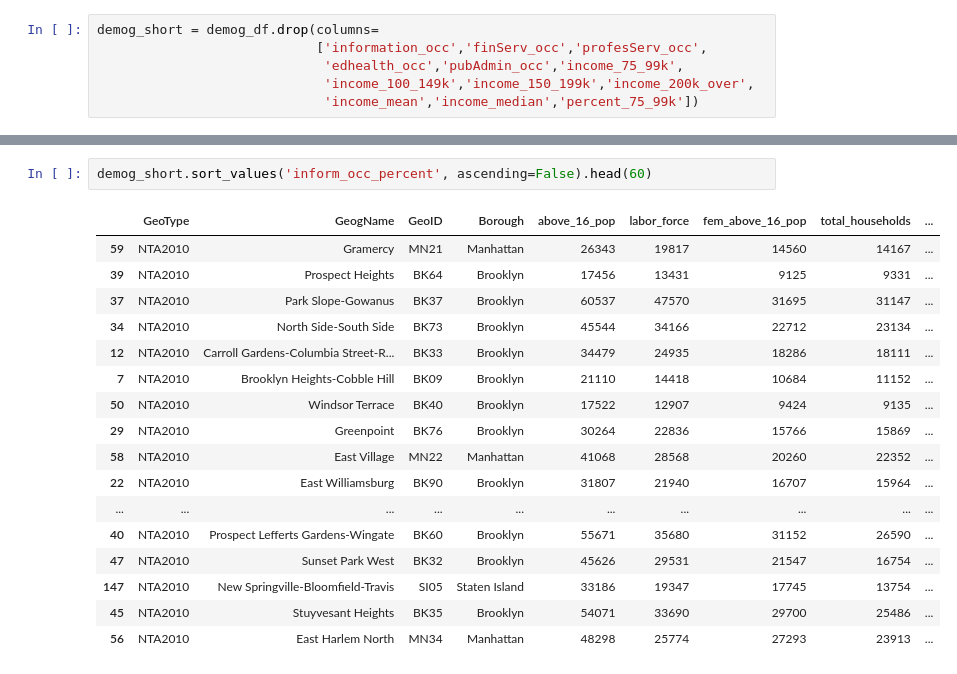
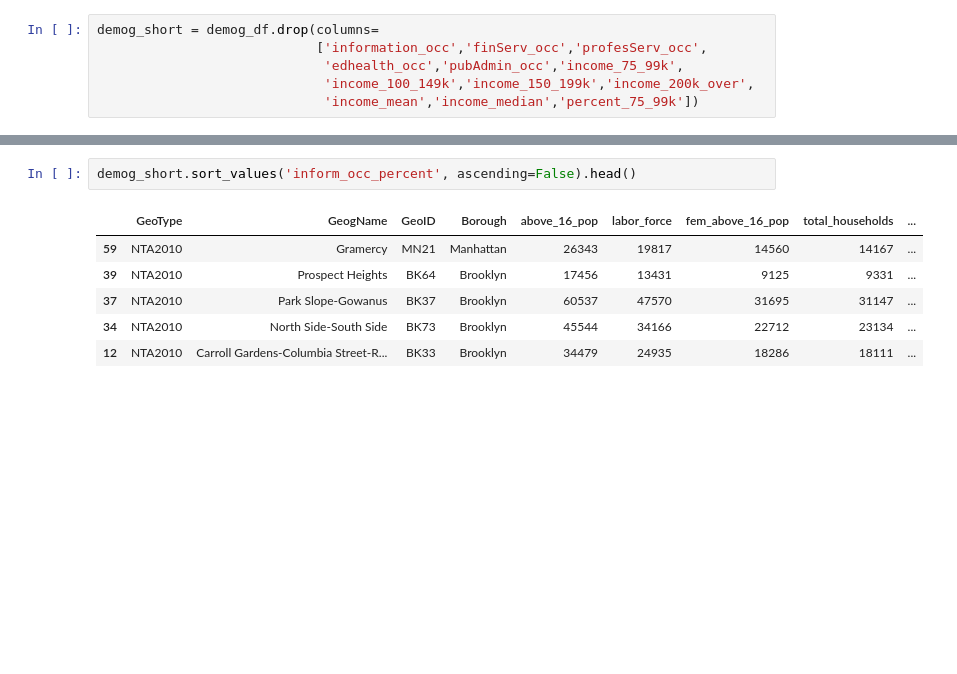
Before and after one commit to ejfeldman7/Metis_Project_1, a Jupyter notebook: census_data_cleaning_demogs.ipynb, the cells around one changed output, grey strips where cells are left out. Saved outputs shown, nothing was run; the diff lists cells and outputs as text; blank space fills up the shorter version.

```diff
--- a/census_data_cleaning_demogs.ipynb
+++ b/census_data_cleaning_demogs.ipynb
@@ -98,20 +95,9 @@ demog_short.sort_values('percent_above_100k', ascending=False).head(10)
 # %%
-demog_short.sort_values('inform_occ_percent', ascending=False).head(60)
+demog_short.sort_values('inform_occ_percent', ascending=False).head()
 # %% [output]
 |  | GeoType | GeogName | GeoID | Borough | above_16_pop | labor_force | fem_above_16_pop | total_households | ... |
 | 59 | NTA2010 | Gramercy | MN21 | Manhattan | 26343 | 19817 | 14560 | 14167 | ... |
 | 39 | NTA2010 | Prospect Heights | BK64 | Brooklyn | 17456 | 13431 | 9125 | 9331 | ... |
 | 37 | NTA2010 | Park Slope-Gowanus | BK37 | Brooklyn | 60537 | 47570 | 31695 | 31147 | ... |
 | 34 | NTA2010 | North Side-South Side | BK73 | Brooklyn | 45544 | 34166 | 22712 | 23134 | ... |
 | 12 | NTA2010 | Carroll Gardens-Columbia Street-R... | BK33 | Brooklyn | 34479 | 24935 | 18286 | 18111 | ... |
-| 7 | NTA2010 | Brooklyn Heights-Cobble Hill | BK09 | Brooklyn | 21110 | 14418 | 10684 | 11152 | ... |
-| 50 | NTA2010 | Windsor Terrace | BK40 | Brooklyn | 17522 | 12907 | 9424 | 9135 | ... |
-| 29 | NTA2010 | Greenpoint | BK76 | Brooklyn | 30264 | 22836 | 15766 | 15869 | ... |
-| 58 | NTA2010 | East Village | MN22 | Manhattan | 41068 | 28568 | 20260 | 22352 | ... |
-| 22 | NTA2010 | East Williamsburg | BK90 | Brooklyn | 31807 | 21940 | 16707 | 15964 | ... |
-| ... | ... | ... | ... | ... | ... | ... | ... | ... | ... |
-| 40 | NTA2010 | Prospect Lefferts Gardens-Wingate | BK60 | Brooklyn | 55671 | 35680 | 31152 | 26590 | ... |
-| 47 | NTA2010 | Sunset Park West | BK32 | Brooklyn | 45626 | 29531 | 21547 | 16754 | ... |
-| 147 | NTA2010 | New Springville-Bloomfield-Travis | SI05 | Staten Island | 33186 | 19347 | 17745 | 13754 | ... |
-| 45 | NTA2010 | Stuyvesant Heights | BK35 | Brooklyn | 54071 | 33690 | 29700 | 25486 | ... |
-| 56 | NTA2010 | East Harlem North | MN34 | Manhattan | 48298 | 25774 | 27293 | 23913 | ... |
```
Also changed, not shown: parts of 18 cells of this notebook, 4 other files.
